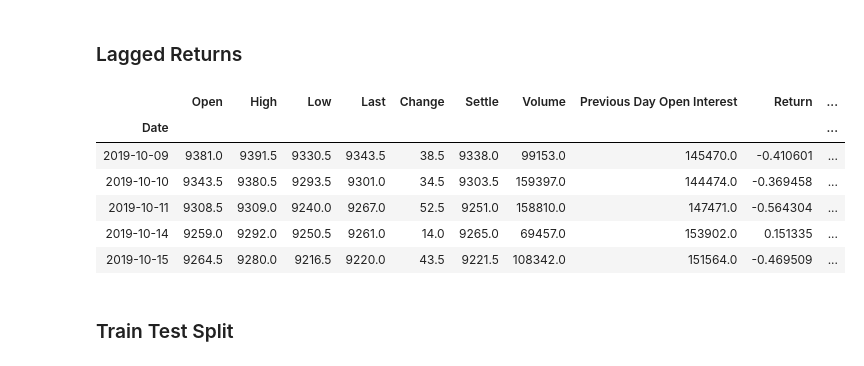
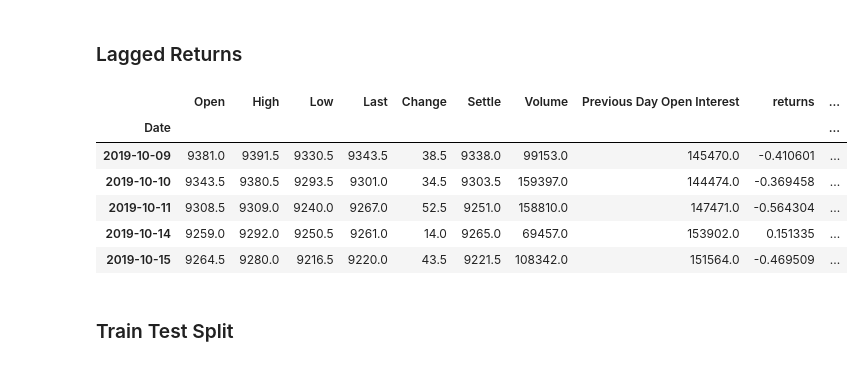
Before and after one commit to scherry2/A-Yen-For-The-Future, a Jupyter notebook: regression_analysis.ipynb, the cells around one changed output. Cells and saved outputs as stored; diff of their text form; code cells hidden in the pictures.

```diff
--- a/regression_analysis.ipynb
+++ b/regression_analysis.ipynb
@@ -44,4 +44,8 @@ yen_futures.head()
 # (Make sure to multiply the pct_change() results by 100)
 # In this case, you may have to replace inf, -inf values with np.nan"s
 # YOUR CODE HERE!
+Returns=(yen_futures[['Settle']].pct_change()*100)
+Returns=Returns.replace(-np.inf, np.nan).dropna()
+Returns.rename(columns={'Settle':'returns'}, inplace=True)
+Returns.head()
 # %% [output]
@@ -54,0 +59,4 @@ yen_futures.head()
+# %%
+df=pd.concat([yen_futures,Returns],axis=1)
+df=df.replace(-np.inf, np.nan).dropna()
+df.tail()
@@ -57,8 +73,11 @@ yen_futures.head()
 # %%
 # Create a lagged return using the shift function
 # YOUR CODE HERE!
+df['Lagged_Return']=Returns.shift()
+df.dropna(inplace=True)
+df.tail()
 # %% [output]
-|  | Open | High | Low | Last | Change | Settle | Volume | Previous Day Open Interest | Return | ... |
+|  | Open | High | Low | Last | Change | Settle | Volume | Previous Day Open Interest | returns | ... |
 | Date |  |  |  |  |  |  |  |  |  | ... |
 | 2019-10-09 | 9381.0 | 9391.5 | 9330.5 | 9343.5 | 38.5 | 9338.0 | 99153.0 | 145470.0 | -0.410601 | ... |
 | 2019-10-10 | 9343.5 | 9380.5 | 9293.5 | 9301.0 | 34.5 | 9303.5 | 159397.0 | 144474.0 | -0.369458 | ... |
```
Also changed, not shown: parts of 13 cells of this notebook.
